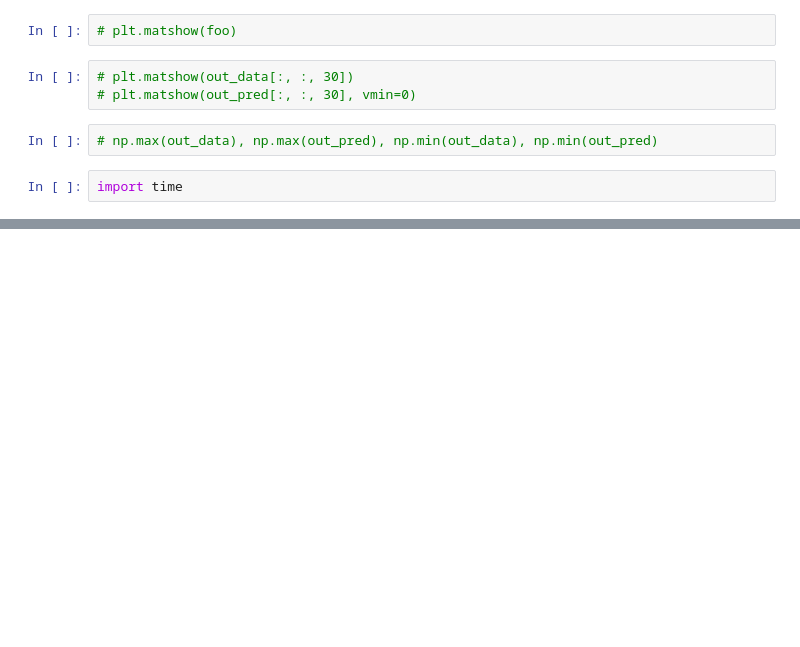
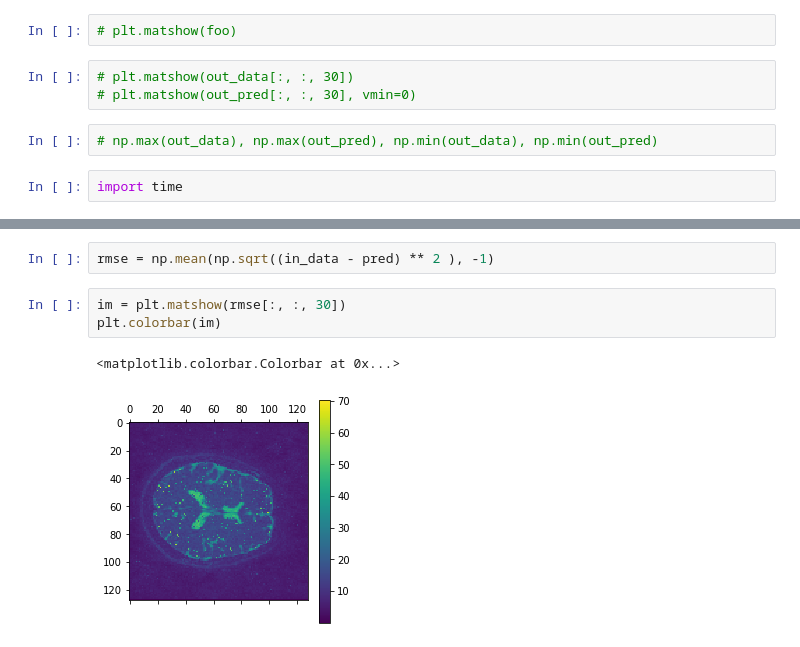
Before and after one commit to nrdg/hmc, a Jupyter notebook: 00_core.ipynb, the cells around one changed output, grey strips where cells are left out. Drawn from its saved outputs; the diff is of its cells as text; blank space fills up the shorter version.

```diff
--- a/00_core.ipynb
+++ b/00_core.ipynb
@@ -468,0 +484,8 @@ Line #      Hits         Time  Per Hit   % Time  Line Contents
+# %%
+rmse = np.mean(np.sqrt((in_data - pred) ** 2 ), -1)
+# %%
+im = plt.matshow(rmse[:, :, 30])
+plt.colorbar(im)
+# %% [output]
+<matplotlib.colorbar.Colorbar at 0x...>
+[figure, added]
```
Also changed, not shown: parts of 12 cells of this notebook, 1 other file.
